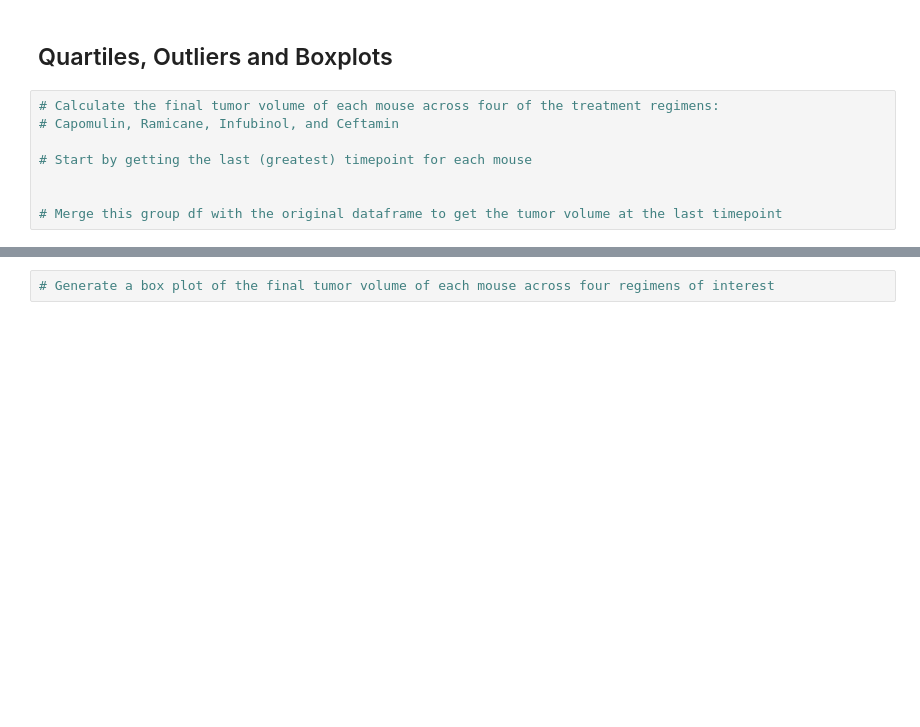
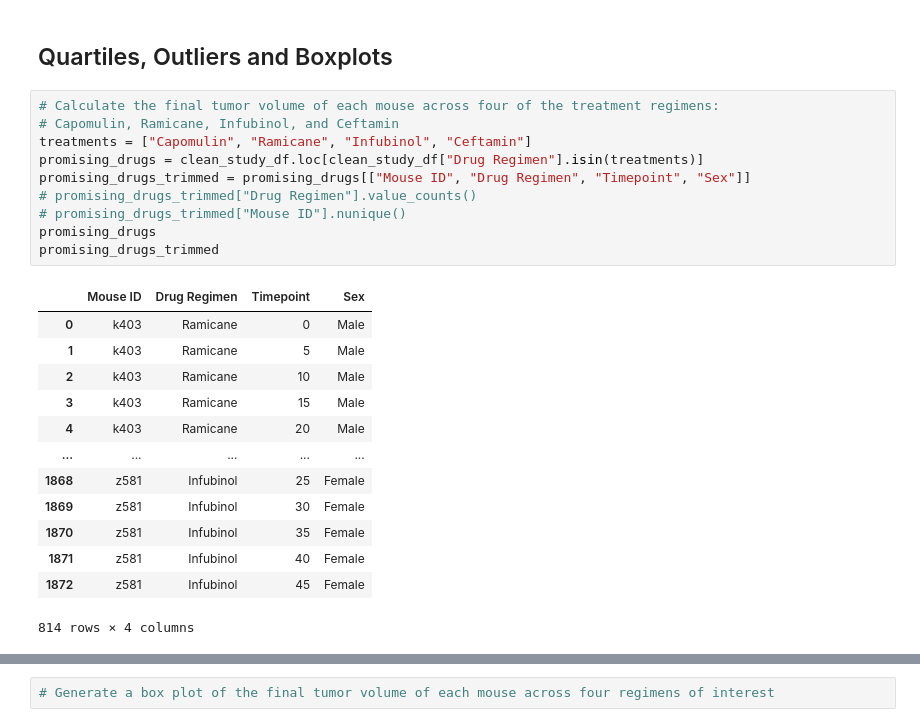
Before and after one commit to junettel/matplotlib-challenge, a Jupyter notebook: pymaceuticals_main.ipynb, the cells around one changed output, grey strips where cells are left out. Saved outputs shown, nothing was run; the diff lists cells and outputs as text; blank space fills up the shorter version.

```diff
--- a/pymaceuticals_main.ipynb
+++ b/pymaceuticals_main.ipynb
@@ -315,11 +315,27 @@ gender_plt
 [figure]
 # %% [markdown]
 ## Quartiles, Outliers and Boxplots
-# %%
-# Calculate the final tumor volume of each mouse across four of the treatment regimens:
-# Capomulin, Ramicane, Infubinol, and Ceftamin
-
-# Start by getting the last (greatest) timepoint for each mouse
-
-
-# Merge this group df with the original dataframe to get the tumor volume at the last timepoint
+# %%
+# Calculate the final tumor volume of each mouse across four of the treatment regimens:
+# Capomulin, Ramicane, Infubinol, and Ceftamin
+treatments = ["Capomulin", "Ramicane", "Infubinol", "Ceftamin"]
+promising_drugs = clean_study_df.loc[clean_study_df["Drug Regimen"].isin(treatments)]
+promising_drugs_trimmed = promising_drugs[["Mouse ID", "Drug Regimen", "Timepoint", "Sex"]]
+# promising_drugs_trimmed["Drug Regimen"].value_counts()
+# promising_drugs_trimmed["Mouse ID"].nunique()
+promising_drugs
+promising_drugs_trimmed
+# %% [output]
+|  | Mouse ID | Drug Regimen | Timepoint | Sex |
+| 0 | k403 | Ramicane | 0 | Male |
+| 1 | k403 | Ramicane | 5 | Male |
+| 2 | k403 | Ramicane | 10 | Male |
+| 3 | k403 | Ramicane | 15 | Male |
+| 4 | k403 | Ramicane | 20 | Male |
+| ... | ... | ... | ... | ... |
+| 1868 | z581 | Infubinol | 25 | Female |
+| 1869 | z581 | Infubinol | 30 | Female |
+| 1870 | z581 | Infubinol | 35 | Female |
+| 1871 | z581 | Infubinol | 40 | Female |
+| 1872 | z581 | Infubinol | 45 | Female |
+814 rows × 4 columns
```
Also changed, not shown: parts of 3 cells of this notebook.
